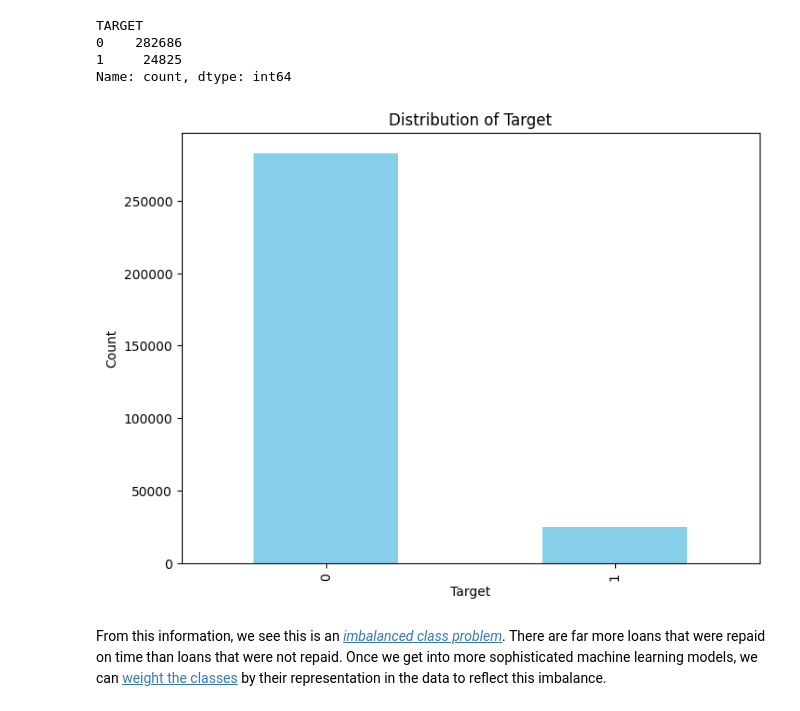
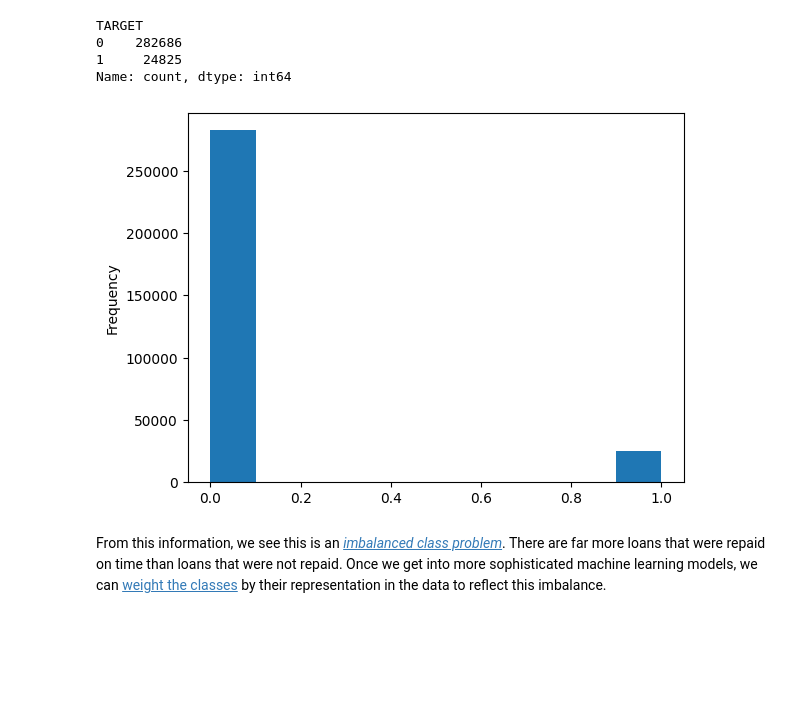
Before and after one commit to felix1801/OpenClassrooms-Projet-7-Modeling, a Jupyter notebook: notebooks/exploration.ipynb, the cells around one changed output. Saved outputs shown, nothing was run; the diff lists cells and outputs as text; code cells hidden in the pictures; blank space fills up the shorter version.

```diff
--- a/notebooks/exploration.ipynb
+++ b/notebooks/exploration.ipynb
@@ -156,15 +140,10 @@ TARGET
 0    282686
 1     24825
 Name: count, dtype: int64
-# %%
-plt.figure(figsize=(8, 6))
-app_train['TARGET'].value_counts().plot(kind='bar', color='skyblue')
-plt.xlabel('Target')
-plt.ylabel('Count')
-plt.title('Distribution of Target')
-plt.show()
-# %% [output]
-[figure, removed]
+# %%
+app_train['TARGET'].astype(int).plot.hist();
+# %% [output]
+[figure, added]
 # %% [markdown]
 From this information, we see this is an [_imbalanced class problem_](http://www.chioka.in/class-imbalance-problem/). There are far more loans that were repaid on time than loans that were not repaid. Once we get into more sophisticated machine learning models, we can [weight the classes](http://xgboost.readthedocs.io/en/latest/parameter.html) by their representation in the data to reflect this imbalance.
 # %% [markdown]
```
Also changed, not shown: parts of 11 cells of this notebook, 2 other files.
